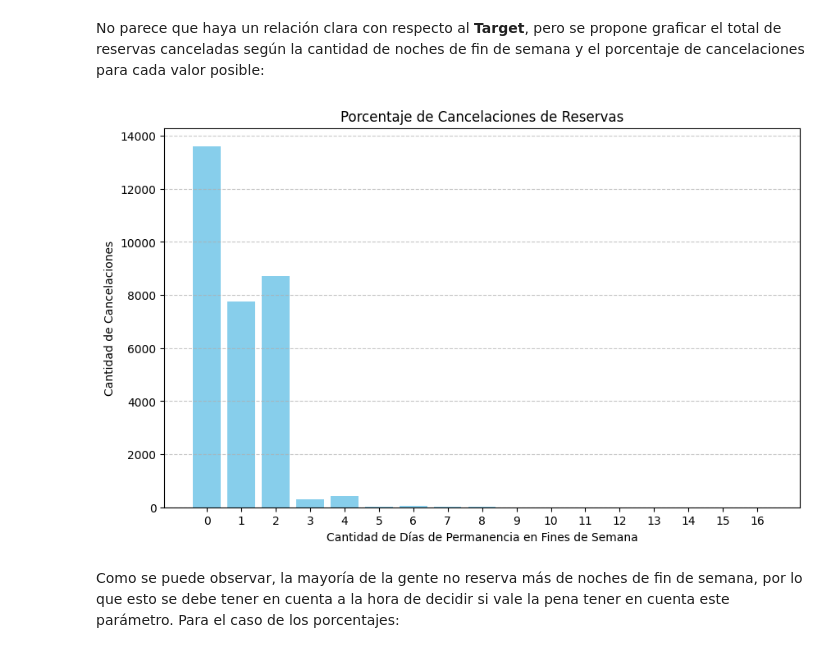
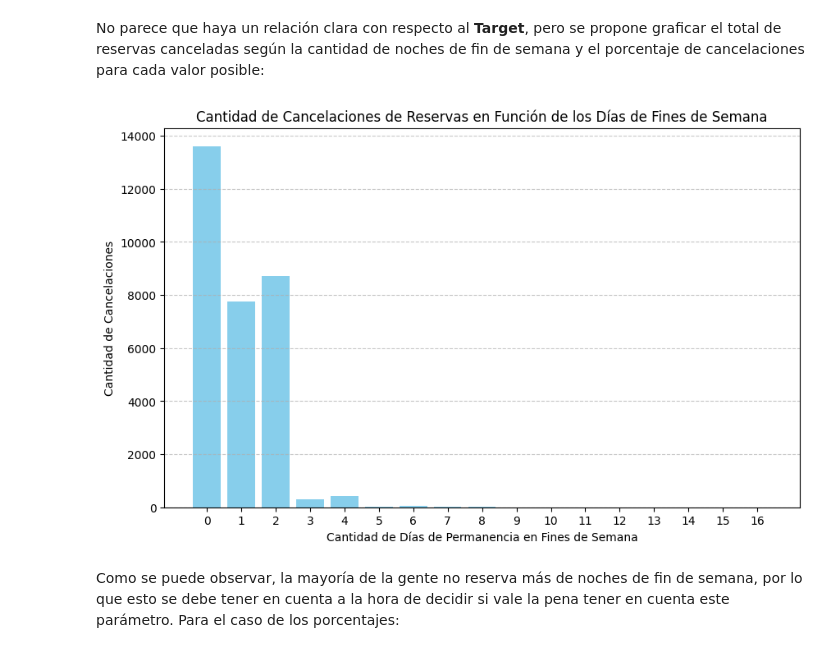
Before and after one commit to InspectorDave/OrgaDeDatos-TPs, a Jupyter notebook: 7506R_TP1_GRUPO11_CHP1_ENTREGA.ipynb, the cells around one changed output. Saved outputs shown, nothing was run; the diff lists cells and outputs as text; code cells hidden in the pictures.

```diff
--- a/7506R_TP1_GRUPO11_CHP1_ENTREGA.ipynb
+++ b/7506R_TP1_GRUPO11_CHP1_ENTREGA.ipynb
@@ -577,17 +577,17 @@ No parece que haya un relación clara con respecto al **Target**, pero se propon
 # %%
 cancelled_reservations = hotels_df[hotels_df['is_canceled'] == 1]
 cancelations_by_weekend_nights = cancelled_reservations['stays_in_weekend_nights'].value_counts().sort_index()
 
 plt.figure(figsize=(10, 6))
 plt.bar(cancelations_by_weekend_nights.index, cancelations_by_weekend_nights.values, color='skyblue')
 plt.xlabel('Cantidad de Días de Permanencia en Fines de Semana')
 plt.ylabel('Cantidad de Cancelaciones')
-plt.title('Porcentaje de Cancelaciones de Reservas')
+plt.title('Cantidad de Cancelaciones de Reservas en Función de los Días de Fines de Semana')
 plt.xticks(range(max(cancelations_by_weekend_nights.index) + 1))
 plt.grid(axis='y', linestyle='--', alpha=0.7)
 plt.show()
 # %% [output]
-[figure, old version]
+[figure, new version]
 # %% [markdown]
 Como se puede observar, la mayoría de la gente no reserva más de noches de fin de semana, por lo que esto se debe tener en cuenta a la hora de decidir si vale la pena tener en cuenta este parámetro. Para el caso de los porcentajes:
 # %%
```
Also changed, not shown: parts of 8 cells of this notebook.
